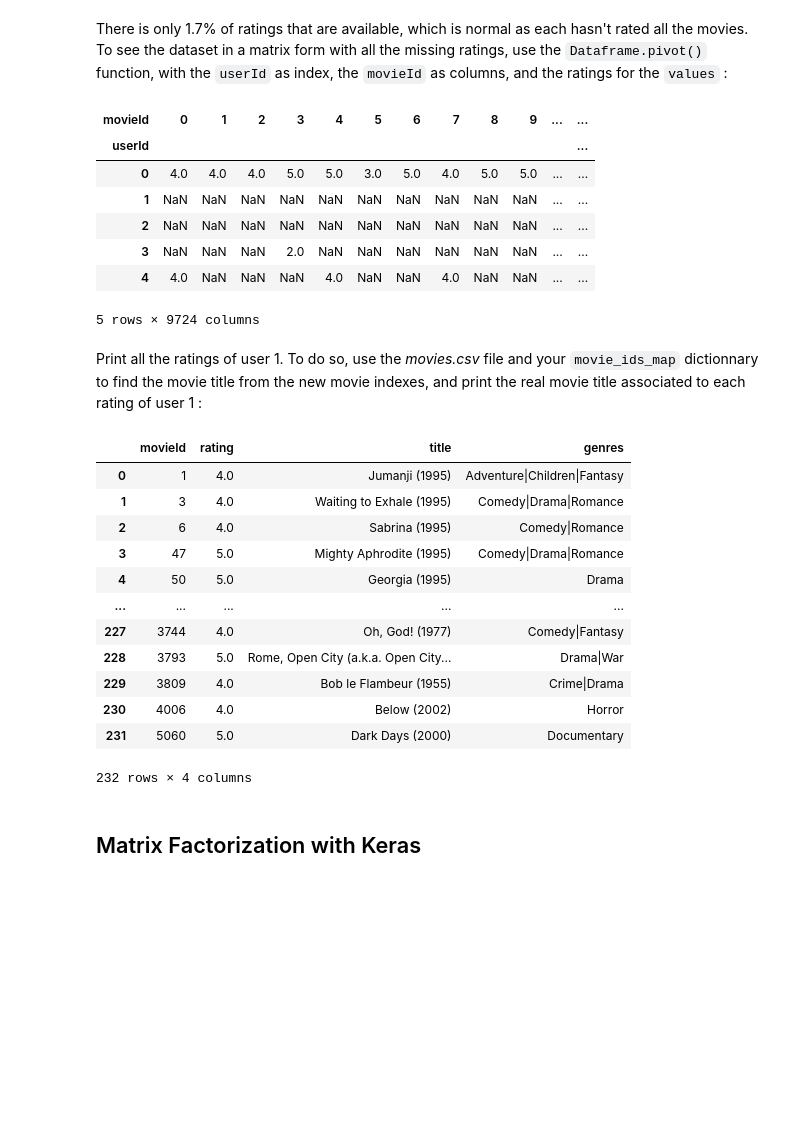
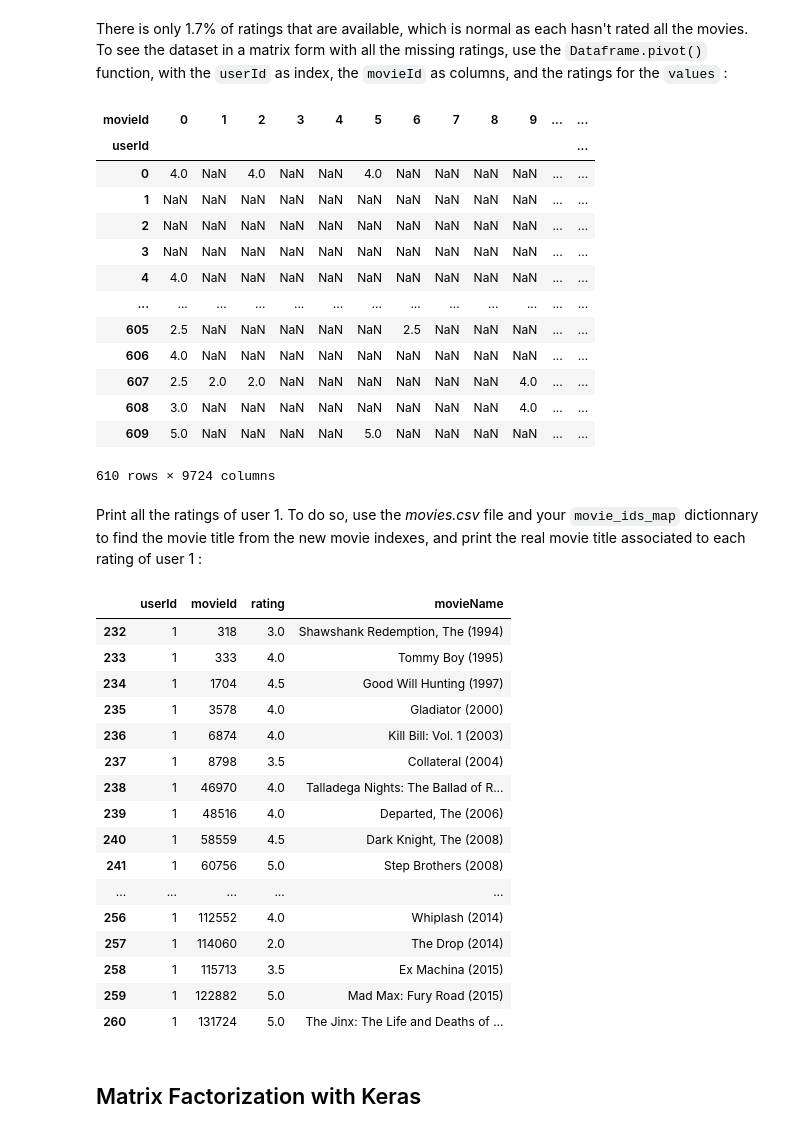
Before and after one commit to thomasmari/DataS3PG, a Jupyter notebook: module/11. ML/4. ML4/Machine_Learning_4_Recommender_Systems.ipynb, the cells around one changed output. Drawn from its saved outputs; the diff is of its cells as text; code cells hidden in the pictures; blank space fills up the shorter version.

```diff
--- a/module/11. ML/4. ML4/Machine_Learning_4_Recommender_Systems.ipynb
+++ b/module/11. ML/4. ML4/Machine_Learning_4_Recommender_Systems.ipynb
@@ -67,13 +67,19 @@ def get_train_test_sets(data_path, train_prop = 0.9):
     #translation dicts
     user_ids_map, movie_ids_map = {},{}
     id_cont=0
-    for id in df['userId'].unique():
+    ds = df['userId'].unique()
+    ds.sort()
+    for id in ds:
         user_ids_map[int(id)] = id_cont
         id_cont += 1
+    print(user_ids_map)
     id_cont=0
-    for id in df['movieId'].unique():
+    ds = df['movieId'].unique()
+    ds.sort()
+    for id in ds:
         movie_ids_map[int(id)] = id_cont
         id_cont += 1
+    print(movie_ids_map)
     #updating new ids
     df['userId'] = df['userId'].map(lambda id : user_ids_map[id])
     df['movieId'] = df['movieId'].map(lambda id : movie_ids_map[id])
@@ -126,16 +134,22 @@ There is only 1.7% of ratings that are available, which is normal as each hasn't
 # %%
 #TOFILL
 df_pivot = dataset.pivot(index='userId',columns='movieId',values='rating')
-df_pivot.head()
+df_pivot
 # %% [output]
 | movieId | 0 | 1 | 2 | 3 | 4 | 5 | 6 | 7 | 8 | 9 | ... | ... |
 | userId |  |  |  |  |  |  |  |  |  |  |  | ... |
-| 0 | 4.0 | 4.0 | 4.0 | 5.0 | 5.0 | 3.0 | 5.0 | 4.0 | 5.0 | 5.0 | ... | ... |
+| 0 | 4.0 | NaN | 4.0 | NaN | NaN | 4.0 | NaN | NaN | NaN | NaN | ... | ... |
 | 1 | NaN | NaN | NaN | NaN | NaN | NaN | NaN | NaN | NaN | NaN | ... | ... |
 | 2 | NaN | NaN | NaN | NaN | NaN | NaN | NaN | NaN | NaN | NaN | ... | ... |
-| 3 | NaN | NaN | NaN | 2.0 | NaN | NaN | NaN | NaN | NaN | NaN | ... | ... |
-| 4 | 4.0 | NaN | NaN | NaN | 4.0 | NaN | NaN | 4.0 | NaN | NaN | ... | ... |
+| 3 | NaN | NaN | NaN | NaN | NaN | NaN | NaN | NaN | NaN | NaN | ... | ... |
+| 4 | 4.0 | NaN | NaN | NaN | NaN | NaN | NaN | NaN | NaN | NaN | ... | ... |
+| ... | ... | ... | ... | ... | ... | ... | ... | ... | ... | ... | ... | ... |
+| 605 | 2.5 | NaN | NaN | NaN | NaN | NaN | 2.5 | NaN | NaN | NaN | ... | ... |
+| 606 | 4.0 | NaN | NaN | NaN | NaN | NaN | NaN | NaN | NaN | NaN | ... | ... |
+| 607 | 2.5 | 2.0 | 2.0 | NaN | NaN | NaN | NaN | NaN | NaN | 4.0 | ... | ... |
+| 608 | 3.0 | NaN | NaN | NaN | NaN | NaN | NaN | NaN | NaN | 4.0 | ... | ... |
+| 609 | 5.0 | NaN | NaN | NaN | NaN | 5.0 | NaN | NaN | NaN | NaN | ... | ... |
-5 rows × 9724 columns
+610 rows × 9724 columns
 # %% [markdown]
 Print all the ratings of user 1. To do so, use the *movies.csv* file and your `movie_ids_map` dictionnary to find the movie title from the new movie indexes, and print the real movie title associated to each rating of user 1 :
 # %%
@@ -143,28 +157,29 @@ Print all the ratings of user 1. To do so, use the *movies.csv* file and your `m
 user_ids_map_to_original = {v: k for k, v in user_ids_map.items()}
 movie_ids_map_to_original = {v: k for k, v in movie_ids_map.items()}
 df_movies = pd.read_csv(path_data + 'movies.csv')
-# %%
-#TOFILL
-userid = 1
-rating_user = df_pivot.iloc[user_ids_map[userid],:].dropna().reset_index().rename(columns={0:'rating'})
-rating_user['movieId'] = rating_user['movieId'].map(lambda x : movie_ids_map_to_original[x])
-rating_user['title'] = rating_user['movieId'].map(lambda x : str(df_movies[['movieId','title']].set_index('movieId').iloc[x,0]))
-rating_user['genres'] = rating_user['movieId'].map(lambda x : df_movies[['movieId','genres']].set_index('movieId').iloc[x,0])
-rating_user
-# %% [output]
-|  | movieId | rating | title | genres |
-| 0 | 1 | 4.0 | Jumanji (1995) | Adventure|Children|Fantasy |
-| 1 | 3 | 4.0 | Waiting to Exhale (1995) | Comedy|Drama|Romance |
-| 2 | 6 | 4.0 | Sabrina (1995) | Comedy|Romance |
-| 3 | 47 | 5.0 | Mighty Aphrodite (1995) | Comedy|Drama|Romance |
-| 4 | 50 | 5.0 | Georgia (1995) | Drama |
-| ... | ... | ... | ... | ... |
-| 227 | 3744 | 4.0 | Oh, God! (1977) | Comedy|Fantasy |
-| 228 | 3793 | 5.0 | Rome, Open City (a.k.a. Open City... | Drama|War |
-| 229 | 3809 | 4.0 | Bob le Flambeur (1955) | Crime|Drama |
-| 230 | 4006 | 4.0 | Below (2002) | Horror |
-| 231 | 5060 | 5.0 | Dark Days (2000) | Documentary |
-232 rows × 4 columns
+# %%
+df_test = dataset[dataset.userId==1][['userId','movieId','rating']]
+df_test['movieId'] = df_test['movieId'].map(movie_ids_map_to_original)
+df_test['movieName'] = df_test['movieId'].map(lambda x : df_movies[df_movies.movieId==x]['title'].iloc[0])
+df_test.sort_values(by='movieId')
+# %% [output]
+|  | userId | movieId | rating | movieName |
+| 232 | 1 | 318 | 3.0 | Shawshank Redemption, The (1994) |
+| 233 | 1 | 333 | 4.0 | Tommy Boy (1995) |
+| 234 | 1 | 1704 | 4.5 | Good Will Hunting (1997) |
+| 235 | 1 | 3578 | 4.0 | Gladiator (2000) |
+| 236 | 1 | 6874 | 4.0 | Kill Bill: Vol. 1 (2003) |
+| 237 | 1 | 8798 | 3.5 | Collateral (2004) |
+| 238 | 1 | 46970 | 4.0 | Talladega Nights: The Ballad of R... |
+| 239 | 1 | 48516 | 4.0 | Departed, The (2006) |
+| 240 | 1 | 58559 | 4.5 | Dark Knight, The (2008) |
+| 241 | 1 | 60756 | 5.0 | Step Brothers (2008) |
+| ... | ... | ... | ... | ... |
+| 256 | 1 | 112552 | 4.0 | Whiplash (2014) |
+| 257 | 1 | 114060 | 2.0 | The Drop (2014) |
+| 258 | 1 | 115713 | 3.5 | Ex Machina (2015) |
+| 259 | 1 | 122882 | 5.0 | Mad Max: Fury Road (2015) |
+| 260 | 1 | 131724 | 5.0 | The Jinx: The Life and Deaths of ... |
 # %% [markdown]
 ## Matrix Factorization with Keras
 # %% [markdown]
```
Also changed, not shown: parts of 23 cells of this notebook, 1 other file.
